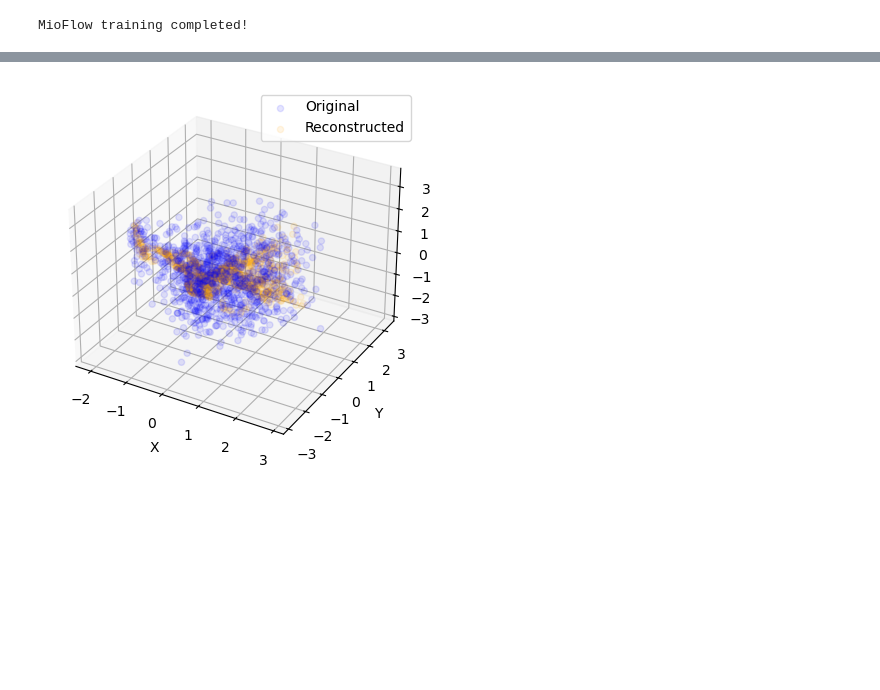
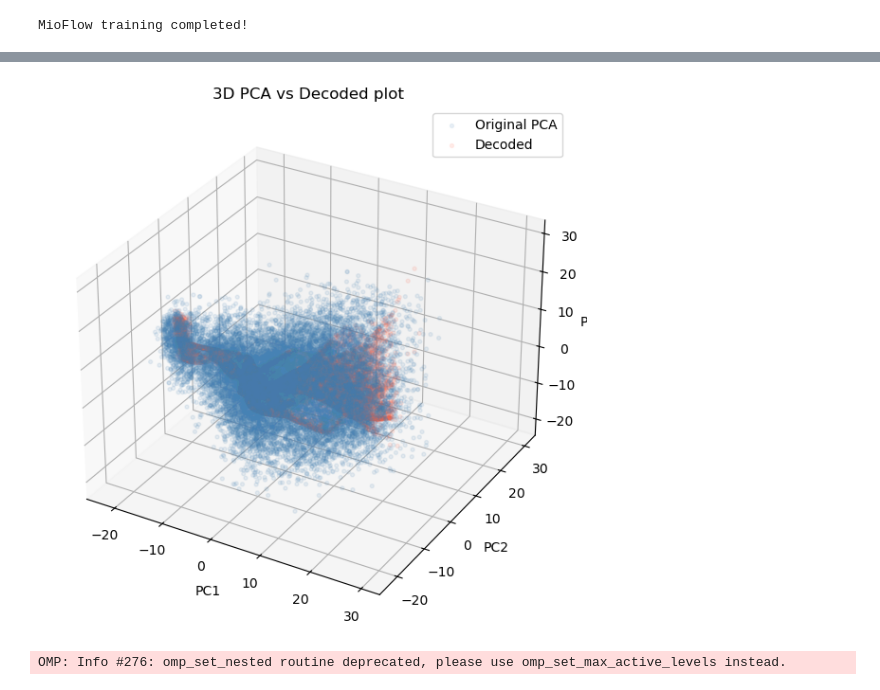
Before and after one commit to xingzhis/mioflow-lite, a Jupyter notebook: notebooks/eb.ipynb, the cells around one changed output, grey strips where cells are left out. Cells and saved outputs as stored; diff of their text form; code cells hidden in the pictures; blank space fills up the shorter version.

```diff
--- a/notebooks/eb.ipynb
+++ b/notebooks/eb.ipynb
@@ -305,14 +316,33 @@ with torch.no_grad():
-# %%
-from mpl_toolkits.mplot3d import Axes3D
-
-fig = plt.figure()
-ax = fig.add_subplot(111, projection='3d')
-ax.scatter(batch['x'][:, 0], batch['x'][:, 1], batch['x'][:, 2], c='blue', label='Original', alpha=0.1)
-ax.scatter(xh[:, 0], xh[:, 1], xh[:, 2], c='orange', label='Reconstructed', alpha=0.1)
-ax.set_xlabel('X')
-ax.set_ylabel('Y')
-ax.set_zlabel('Z')
-ax.legend()
-plt.show()
-# %% [output]
-[figure, removed]
+# %%
+device = torch.device('cuda' if torch.cuda.is_available() else 'cpu')
+model.to(device)
+with torch.no_grad():
+    pca_tensor = torch.from_numpy(X_pca).to(device)
+    embeddings = model.encode(pca_tensor)
+    decoded = model.decode(embeddings)
+    embeddings = embeddings.cpu().numpy()
+    decoded = decoded.cpu().numpy()
+    decoded = scaler_pca.inverse_transform(decoded)
+# %%
+import matplotlib.pyplot as plt
+from mpl_toolkits.mplot3d import Axes3D
+
+fig = plt.figure(figsize=(8, 6))
+ax = fig.add_subplot(111, projection='3d')
+
+# Original PCA data (first 3 PCs)
+X = adata.obsm['X_pca']
+ax.scatter(X[:, 0], X[:, 1], X[:, 2], c='steelblue', alpha=0.1, s=8, label='Original PCA')
+
+# Decoded data (first 3 PCs)
+ax.scatter(decoded[:, 0], decoded[:, 1], decoded[:, 2], c='tomato', alpha=0.1, s=8, label='Decoded')
+
+ax.set_xlabel('PC1')
+ax.set_ylabel('PC2')
+ax.set_zlabel('PC3')
+ax.set_title('3D PCA vs Decoded plot')
+ax.legend()
+plt.tight_layout()
+plt.show()
+# %% [output]
+[figure, added]
@@ -318,0 +352,5 @@ plt.show()
+# %%
+sc.pp.highly_variable_genes(adata)
+idx = np.where(adata.var['highly_variable'])[0]
+# %% [output]
+OMP: Info #276: omp_set_nested routine deprecated, please use omp_set_max_active_levels instead.
```
Also changed, not shown: parts of 13 cells of this notebook.
